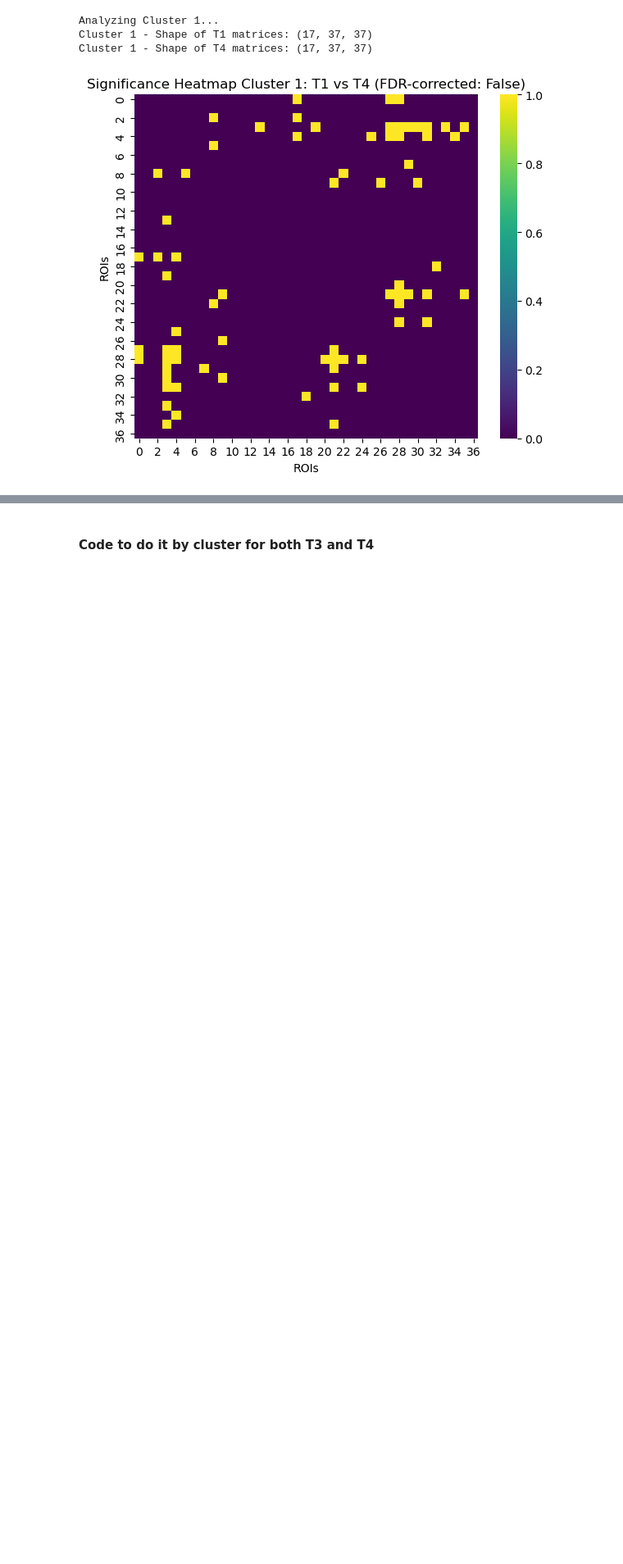
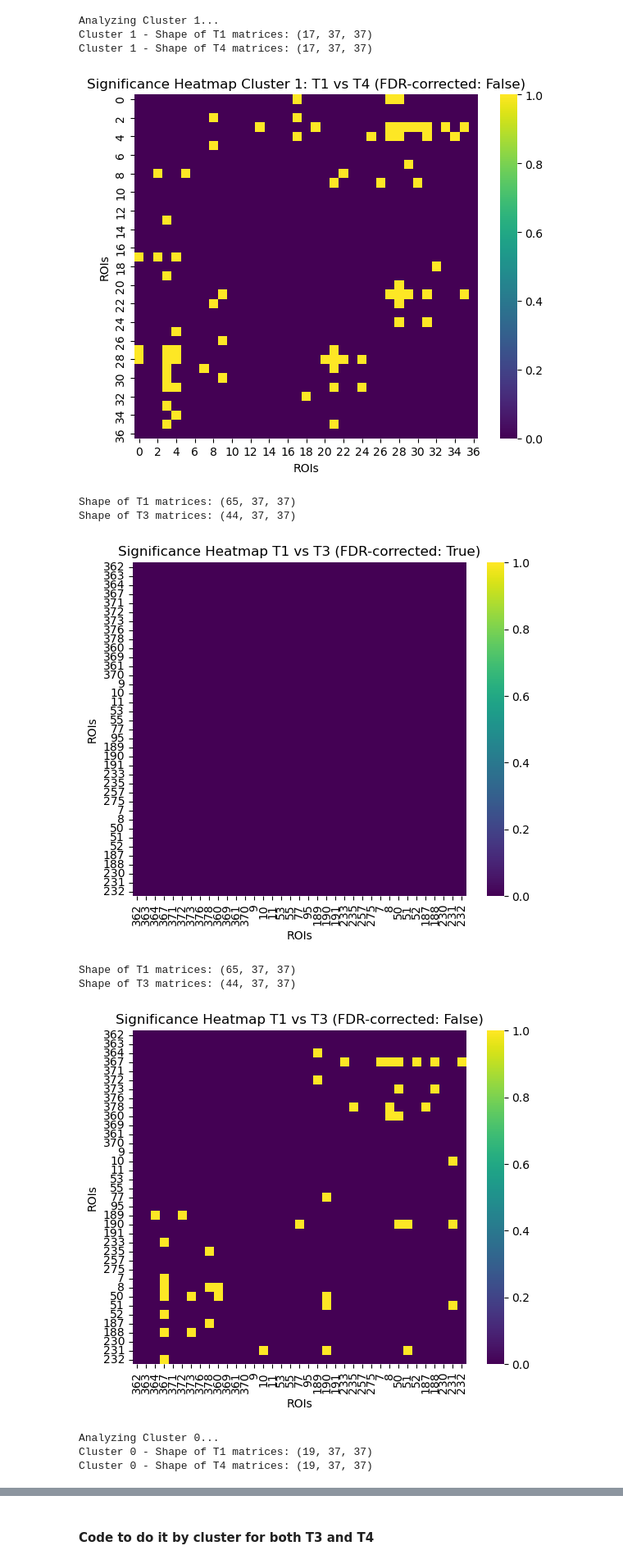
Before and after one commit to maylismlr/uphummel_MA4, a Jupyter notebook: clustering.ipynb, the cells around one changed output, grey strips where cells are left out. Shown at 82% size. Saved outputs shown, nothing was run; the diff lists cells and outputs as text; code cells hidden in the pictures; blank space fills up the shorter version.

```diff
--- a/clustering.ipynb
+++ b/clustering.ipynb
@@ -154,10 +211,10 @@ matrices column names:  Index(['subject_id', 'T1_matrix', 'T3_matrix', 'subject_
 # %%
-categorical_cols = ['Lesion_side', 'Stroke_location','Gender','Age','Education_level','Combined', 'Bilateral']
-numerical_cols = ['lesion_volume_mm3']
+categorical_cols = ['Lesion_side', 'Stroke_location','Education_level','Combined', 'Bilateral']
+numerical_cols = ['lesion_volume_mm3','Age','Gender']
 
-all_matrices_labeled = functions.cluster_and_plot(all_matrices, numerical_cols_names= numerical_cols, categorical_cols_name=categorical_cols, clusters=4)
-#t1_t3_matrices_labeled = functions.cluster_and_plot(t1_t3_matrices, numerical_cols_names= numerical_cols, categorical_cols_name=categorical_cols, clusters=4)
-#t1_t4_matrices_labeled = functions.cluster_and_plot(t1_t4_matrices, numerical_cols_names= numerical_cols, categorical_cols_name=categorical_cols, clusters=4)
+all_matrices_labeled = cluster_and_plot(all_matrices, numerical_cols_names= numerical_cols, categorical_cols_name=categorical_cols, clusters=4, plot=False)
+#t1_t3_matrices_labeled = functions.cluster_and_plot(t1_t3_matrices, numerical_cols_names= numerical_cols, categorical_cols_name=categorical_cols, clusters=4, plot=False)
+#t1_t4_matrices_labeled = functions.cluster_and_plot(t1_t4_matrices, numerical_cols_names= numerical_cols, categorical_cols_name=categorical_cols, clusters=4, plot=False)
 
 # NORMAL THAT WE GET THE SAME CLUSTERS FOR ALL TIMEPOINTS
 # because we are using the same data for clustering (T1)
@@ -407,4 +412,19 @@ Cluster 1 - Shape of T1 matrices: (17, 37, 37)
 Cluster 1 - Shape of T4 matrices: (17, 37, 37)
 [figure]
 # %%
-functions.sig_matrix_T1_T(t1_t4_matrices_labeled, rois, tp = 4, alpha=0.05, cluster = False)
+get_sig_matrix(t1_t3_matrices, rois, tp=3, correction=True, alpha=0.05, cluster=False)
+get_sig_matrix(t1_t3_matrices, rois, tp=3, correction=False, alpha=0.05, cluster=False)
+get_sig_matrix(t1_t4_matrices_labeled, rois, tp=4, correction=True, alpha=0.05, cluster=True)
+get_sig_matrix(t1_t4_matrices_labeled, rois, tp=4, correction=False, alpha=0.05, cluster=True)
+get_sig_matrix(t1_t4_matrices, rois, tp=4, correction=True, alpha=0.05, cluster=False)
+get_sig_matrix(t1_t4_matrices, rois, tp=4, correction=False, alpha=0.05, cluster=False)
+# %% [output]
+Shape of T1 matrices: (65, 37, 37)
+Shape of T3 matrices: (44, 37, 37)
+[figure, added]
+Shape of T1 matrices: (65, 37, 37)
+Shape of T3 matrices: (44, 37, 37)
+[figure, added]
+Analyzing Cluster 0...
+Cluster 0 - Shape of T1 matrices: (19, 37, 37)
+Cluster 0 - Shape of T4 matrices: (19, 37, 37)
```
Also changed, not shown: parts of 13 cells of this notebook, 1 other file.
